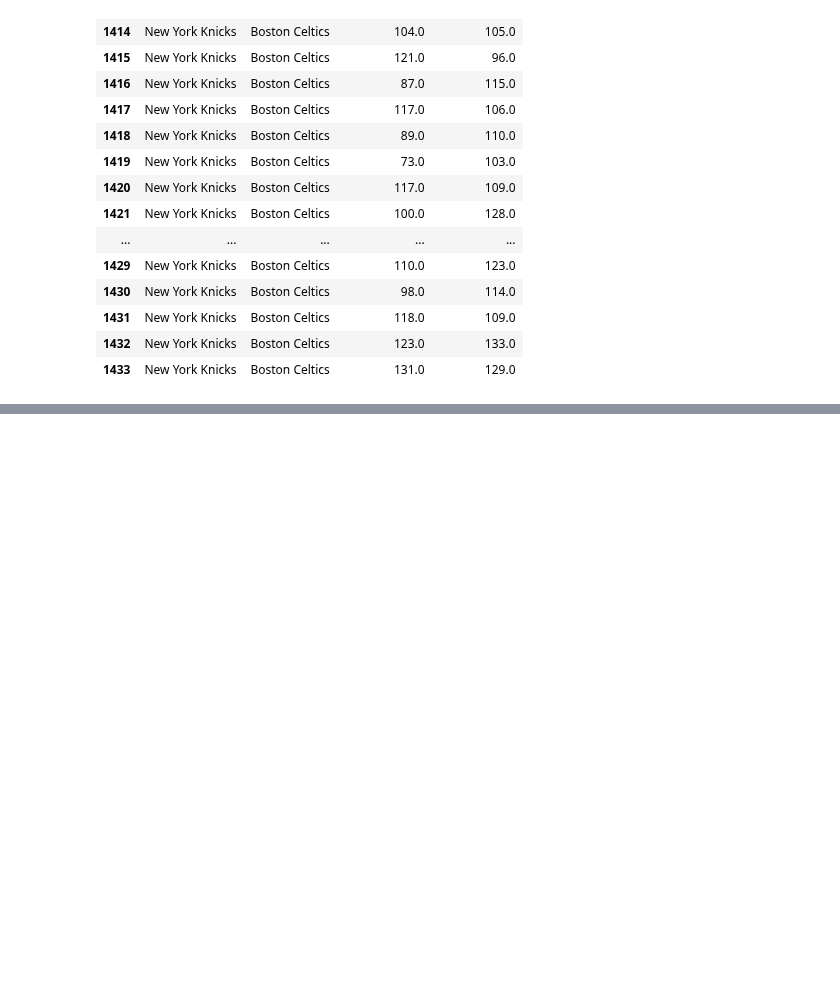
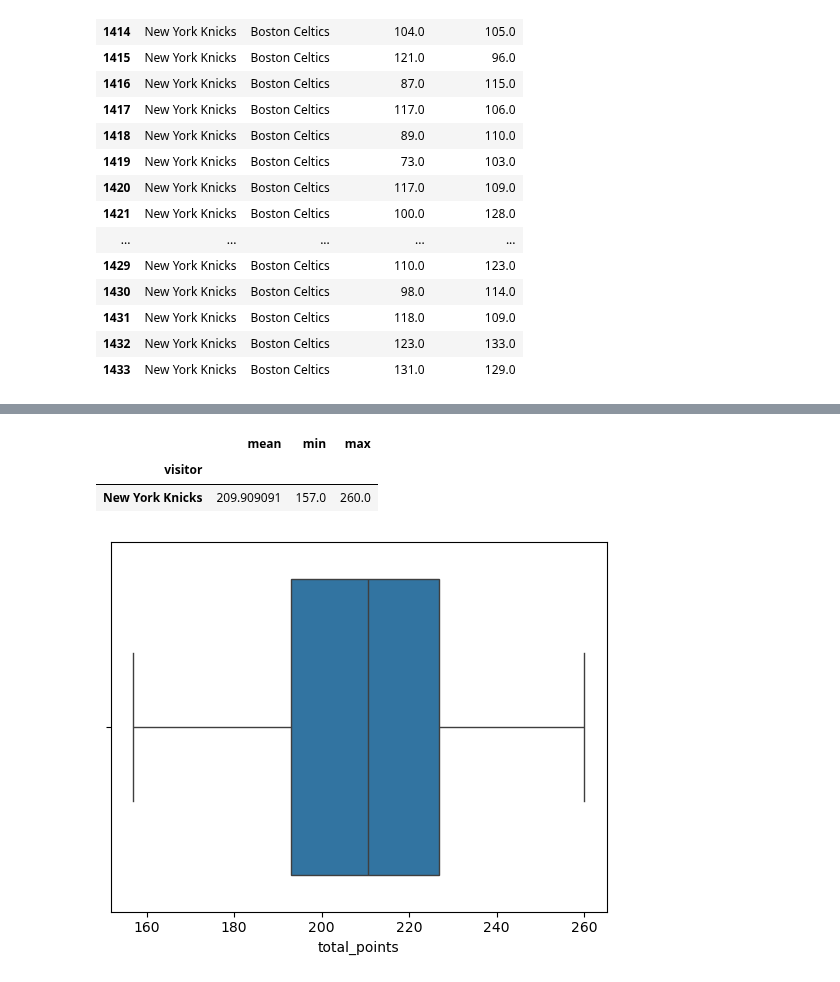
Before and after one commit to VincentGordon-Data-Analyst/nba-api, a Jupyter notebook: nba-analysis.ipynb, the cells around one changed output, grey strips where cells are left out. Saved outputs shown, nothing was run; the diff lists cells and outputs as text; code cells hidden in the pictures; blank space fills up the shorter version.

Commit message:
More graphs

```diff
--- a/nba-analysis.ipynb
+++ b/nba-analysis.ipynb
@@ -152,0 +156,11 @@ matchup_game
+# %%
+matchup_game.groupby('visitor')['total_points'].agg(['mean', 'min', 'max'])
+# %% [output]
+|  | mean | min | max |
+| visitor |  |  |  |
+| New York Knicks | 209.909091 | 157.0 | 260.0 |
+# %%
+sns.boxplot(x=matchup_game['total_points'])
+plt.show()
+# %% [output]
+[figure, added]
```
Also changed, not shown: parts of 6 cells of this notebook.
